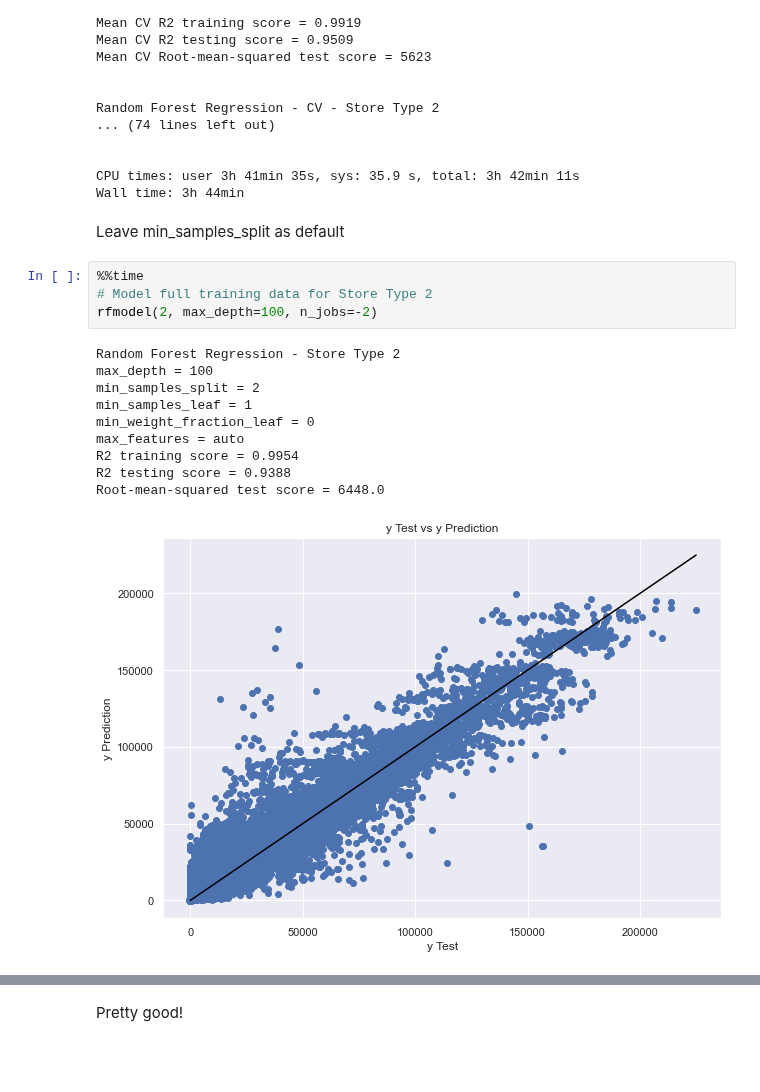
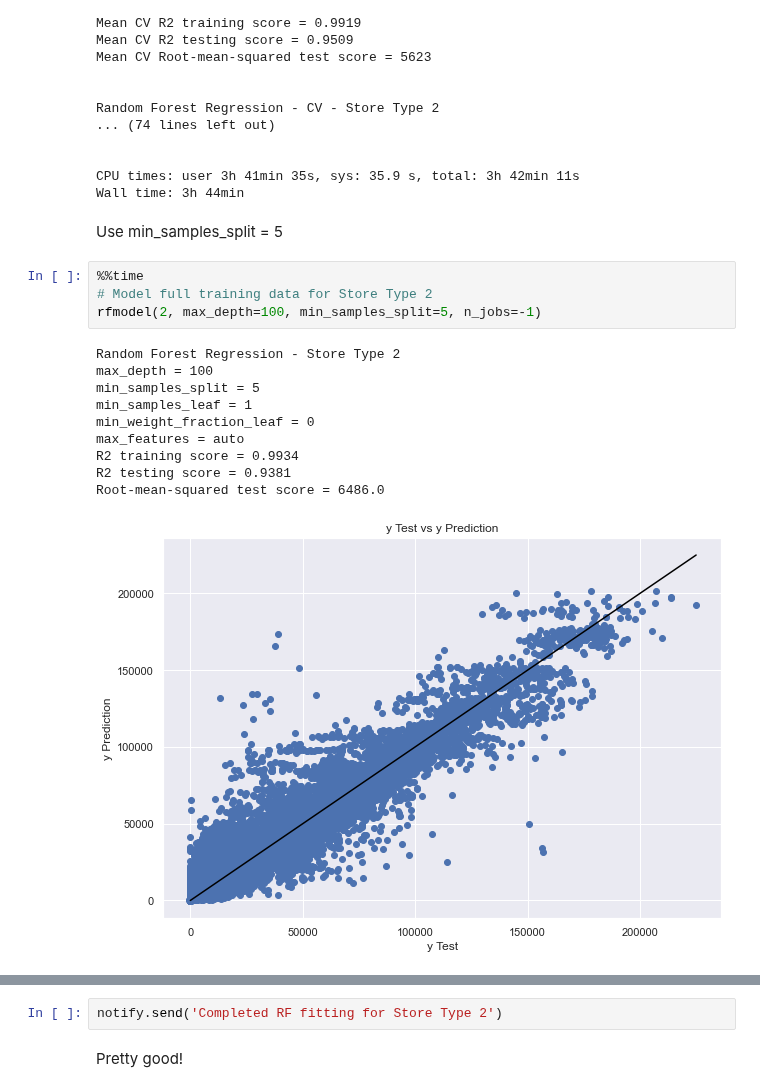
Before and after one commit to Dylan-C-Neal/capstone1-retail_forecasting, a Jupyter notebook: notebooks/C1S4-Modeling.ipynb, the cells around one changed output, grey strips where cells are left out. Cells and saved outputs as stored; diff of their text form; blank space fills up the shorter version.

```diff
--- a/notebooks/C1S4-Modeling.ipynb
+++ b/notebooks/C1S4-Modeling.ipynb
@@ -988,20 +988,20 @@ Random Forest Regression - CV - Store Type 2
 
 CPU times: user 3h 41min 35s, sys: 35.9 s, total: 3h 42min 11s
 Wall time: 3h 44min
-# %% [markdown]
-Leave min_samples_split as default
+# %% [markdown]
+Use min_samples_split = 5
 # %%
 %%time
 # Model full training data for Store Type 2
-rfmodel(2, max_depth=100, n_jobs=-2)
+rfmodel(2, max_depth=100, min_samples_split=5, n_jobs=-1)
 # %% [output]
 Random Forest Regression - Store Type 2
 max_depth = 100
-min_samples_split = 2
+min_samples_split = 5
 min_samples_leaf = 1
 min_weight_fraction_leaf = 0
 max_features = auto
-R2 training score = 0.9954
-R2 testing score = 0.9388
-Root-mean-squared test score = 6448.0
+R2 training score = 0.9934
+R2 testing score = 0.9381
+Root-mean-squared test score = 6486.0
-[figure, old version]
+[figure, new version]
@@ -1010,3 +1009,5 @@ Wall time: 5min 29s
+# %%
+notify.send('Completed RF fitting for Store Type 2')
 # %% [markdown]
 Pretty good!
 # %% [markdown]
```
Also changed, not shown: parts of 28 cells of this notebook.
